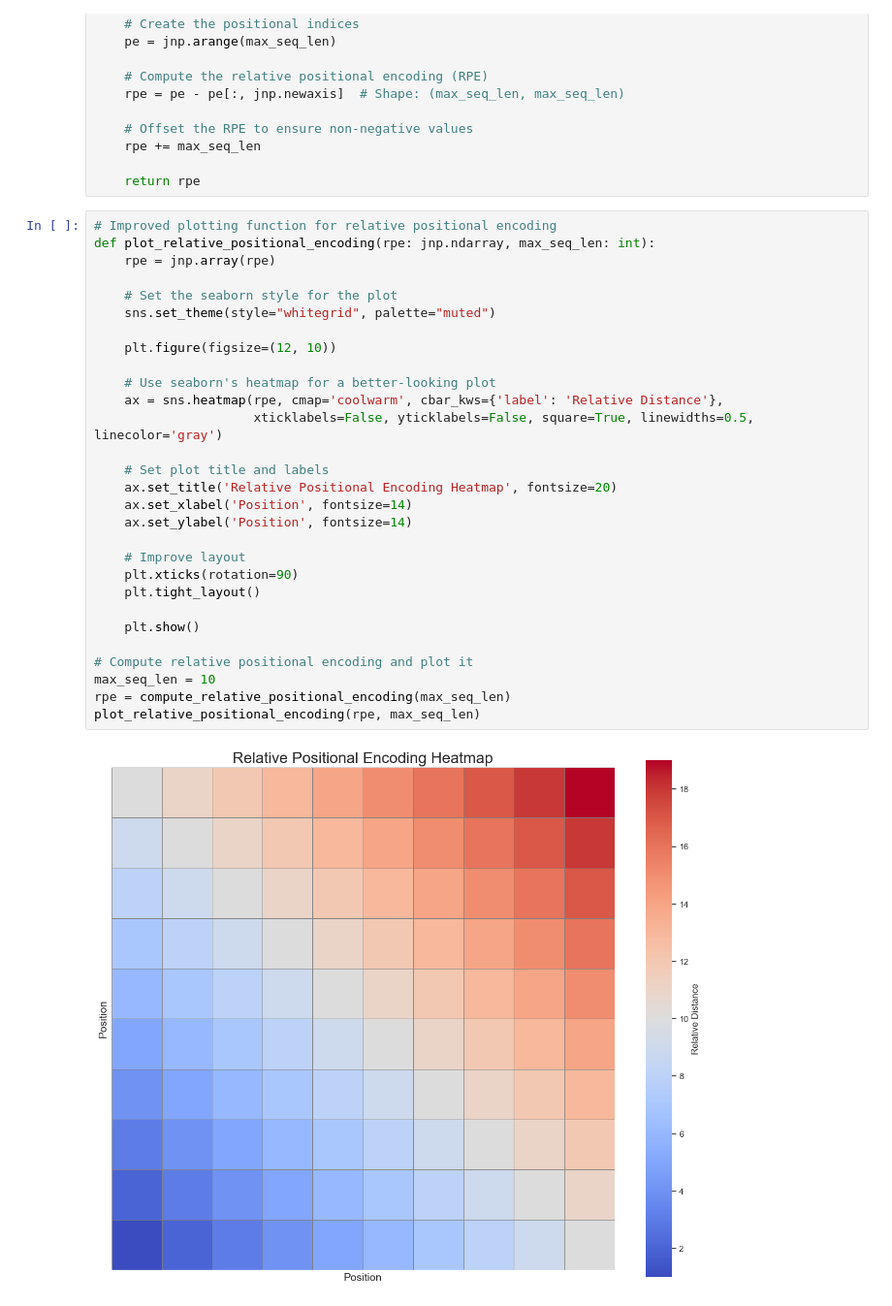
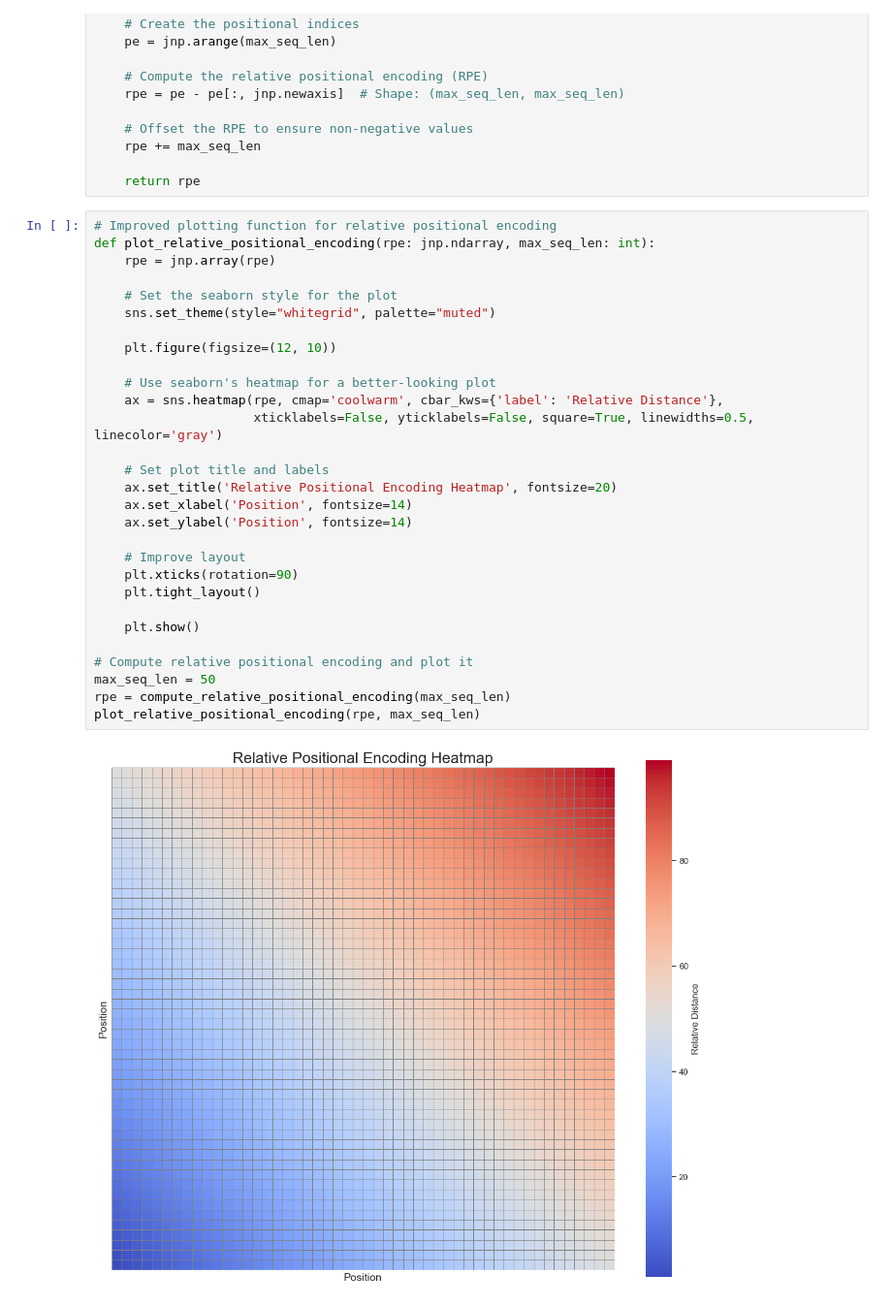
Before and after one commit to mohsenh17/TransformerNNX, a Jupyter notebook: docs/source/api/Positional_encoding.ipynb, the cells around one changed output. Shown at 97% size. Saved outputs shown, nothing was run; the diff lists cells and outputs as text.

```diff
--- a/docs/source/api/Positional_encoding.ipynb
+++ b/docs/source/api/Positional_encoding.ipynb
@@ -134,31 +134,31 @@ def compute_relative_positional_encoding(max_seq_len: int) -> jnp.ndarray:
 # %%
 # Improved plotting function for relative positional encoding
 def plot_relative_positional_encoding(rpe: jnp.ndarray, max_seq_len: int):
     rpe = jnp.array(rpe)
 
     # Set the seaborn style for the plot
     sns.set_theme(style="whitegrid", palette="muted")
 
     plt.figure(figsize=(12, 10))
 
     # Use seaborn's heatmap for a better-looking plot
     ax = sns.heatmap(rpe, cmap='coolwarm', cbar_kws={'label': 'Relative Distance'},
                      xticklabels=False, yticklabels=False, square=True, linewidths=0.5, linecolor='gray')
 
     # Set plot title and labels
     ax.set_title('Relative Positional Encoding Heatmap', fontsize=20)
     ax.set_xlabel('Position', fontsize=14)
     ax.set_ylabel('Position', fontsize=14)
 
     # Improve layout
     plt.xticks(rotation=90)
     plt.tight_layout()
 
     plt.show()
 
 # Compute relative positional encoding and plot it
-max_seq_len = 10
+max_seq_len = 50
 rpe = compute_relative_positional_encoding(max_seq_len)
 plot_relative_positional_encoding(rpe, max_seq_len)
 # %% [output]
-[figure, old version]
+[figure, new version]
```
Also changed, not shown: 4 other files.
